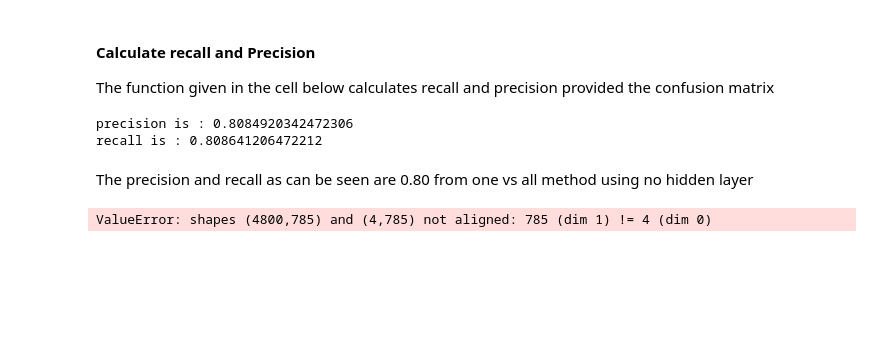
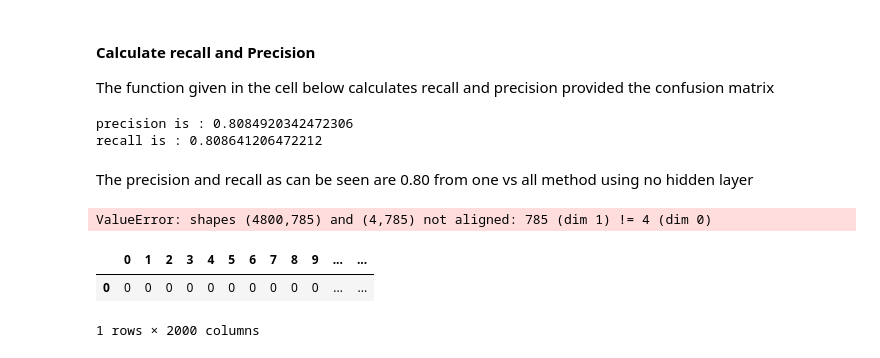
Before and after one commit to iamdeepti/MIDAS, a Jupyter notebook: cv_problem/Untitled.ipynb, the cells around one changed output. Drawn from its saved outputs; the diff is of its cells as text; code cells hidden in the pictures; blank space fills up the shorter version.

```diff
--- a/cv_problem/Untitled.ipynb
+++ b/cv_problem/Untitled.ipynb
@@ -272,3 +281,17 @@ def calc_Lambda(X_val,Y_val,initial_theta,X_train,Y_train):
 calc_Lambda(X_val,Y_val,initial_theta,X_train,Y_train)
 # %% [output]
 ValueError: shapes (4800,785) and (4,785) not aligned: 785 (dim 1) != 4 (dim 0)
+# %%
+with open('test_image.pkl','rb') as f:
+    data_test = pd.DataFrame(pickle.load(f))
+X_test_from_file = data_test.iloc[:].values
+n = X_test_from_file.shape[0]
+X_test_from_file = np.concatenate([np.ones((n,1)),X_test_from_file],axis=1)
+predicted_labels = predict(feature_scaling(X_test_from_file),all_theta_calc,labels)
+df_ = pd.DataFrame([predicted_labels])
+display(df_)
+df_.to_csv('person.csv',index=False)
+# %% [output]
+|  | 0 | 1 | 2 | 3 | 4 | 5 | 6 | 7 | 8 | 9 | ... | ... |
+| 0 | 0 | 0 | 0 | 0 | 0 | 0 | 0 | 0 | 0 | 0 | ... | ... |
+1 rows × 2000 columns
```
Also changed, not shown: parts of 3 cells of this notebook, 1 other file.
